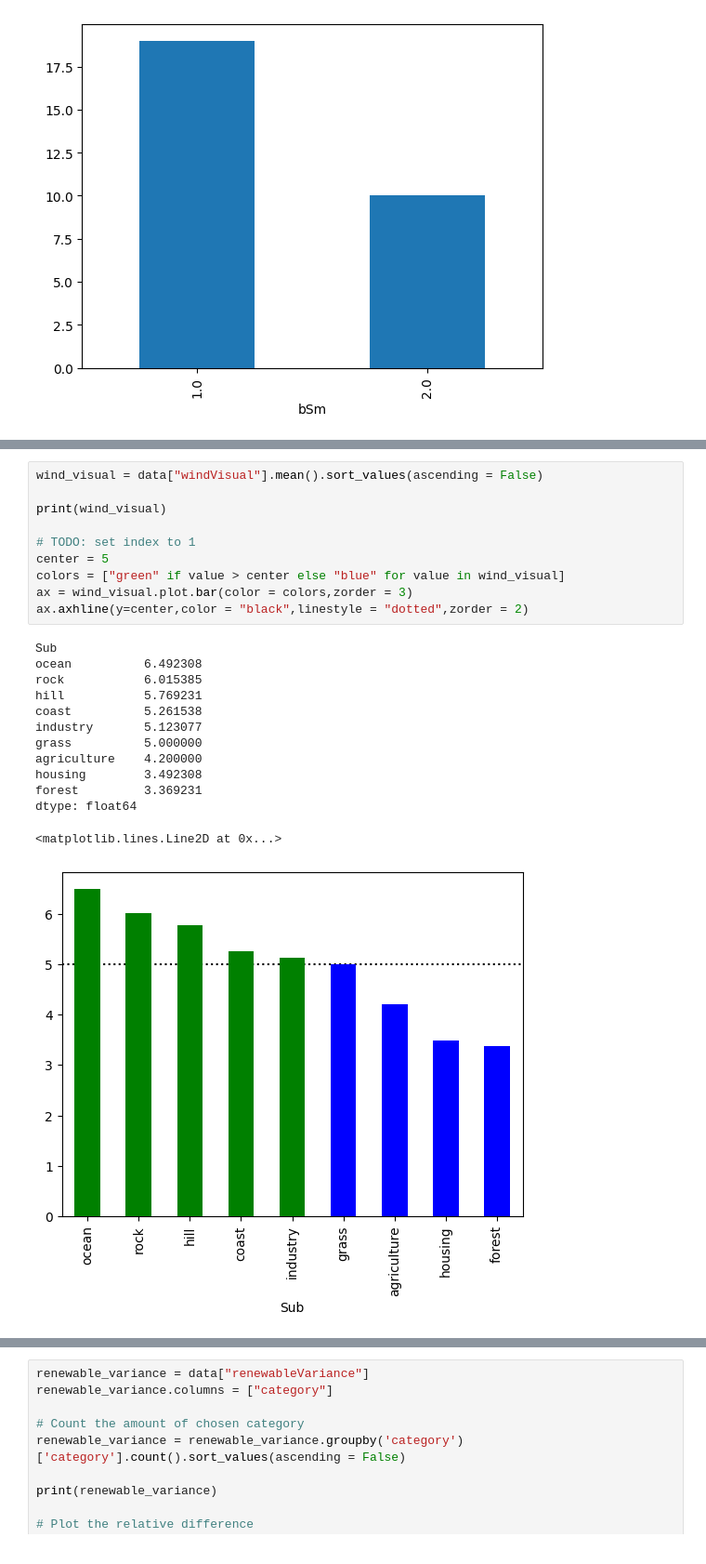
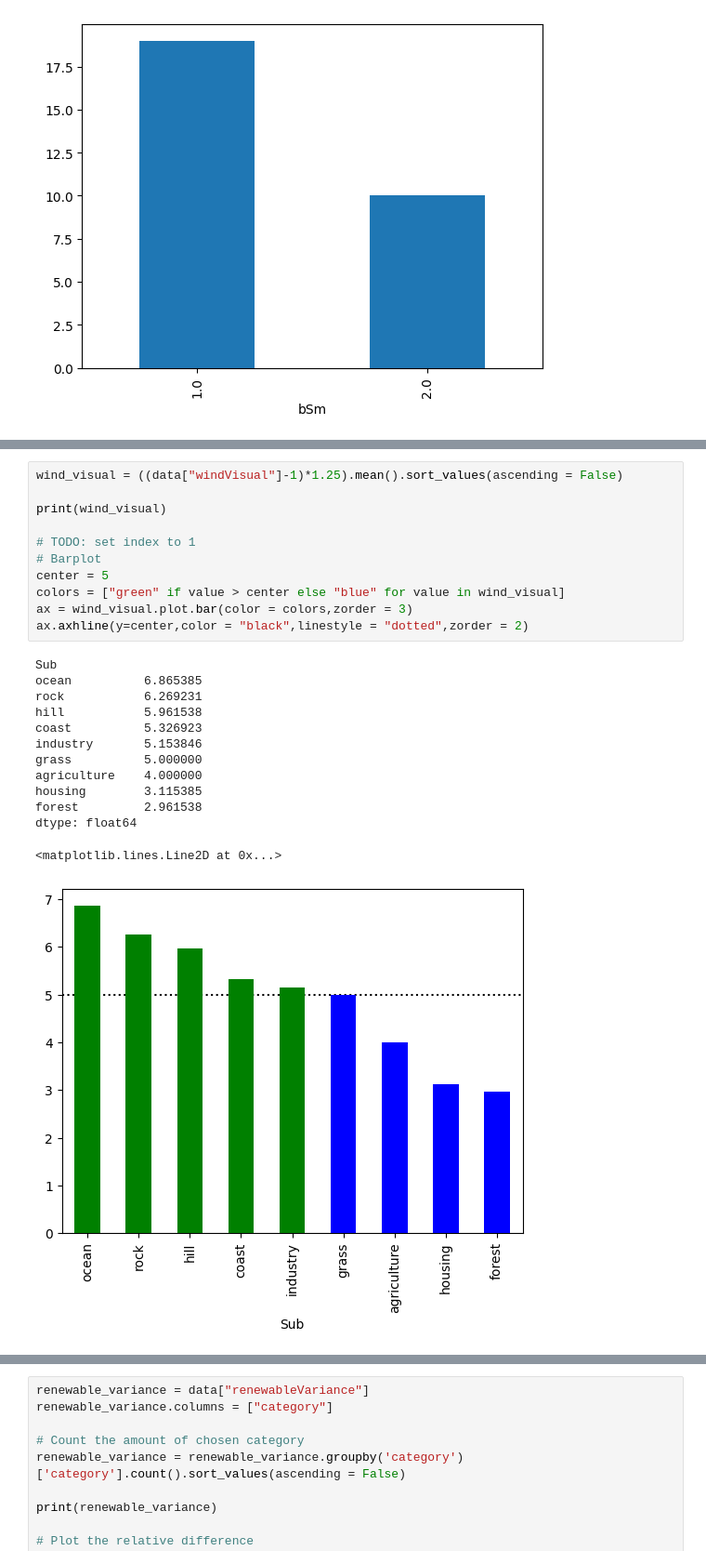
Before and after one commit to JavedMS/Mapping_Workshops_EFF, a Jupyter notebook: main.ipynb, the cells around one changed output, grey strips where cells are left out. Shown at 93% size. Saved outputs shown, nothing was run; the diff lists cells and outputs as text.

```diff
--- a/main.ipynb
+++ b/main.ipynb
@@ -152,26 +362,27 @@ inc. solar       13        19
 <Axes: >
 [figure]
 # %%
-wind_visual = data["windVisual"].mean().sort_values(ascending = False)
+wind_visual = ((data["windVisual"]-1)*1.25).mean().sort_values(ascending = False)
 
 print(wind_visual)
 
 # TODO: set index to 1
+# Barplot
 center = 5
 colors = ["green" if value > center else "blue" for value in wind_visual]
 ax = wind_visual.plot.bar(color = colors,zorder = 3)
 ax.axhline(y=center,color = "black",linestyle = "dotted",zorder = 2)
 # %% [output]
 Sub
-ocean          6.492308
-rock           6.015385
-hill           5.769231
-coast          5.261538
-industry       5.123077
+ocean          6.865385
+rock           6.269231
+hill           5.961538
+coast          5.326923
+industry       5.153846
 grass          5.000000
-agriculture    4.200000
-housing        3.492308
-forest         3.369231
+agriculture    4.000000
+housing        3.115385
+forest         2.961538
 dtype: float64
 <matplotlib.lines.Line2D at 0x...>
-[figure, old version]
+[figure, new version]
```
Also changed, not shown: parts of 21 cells of this notebook, 7 other files.
